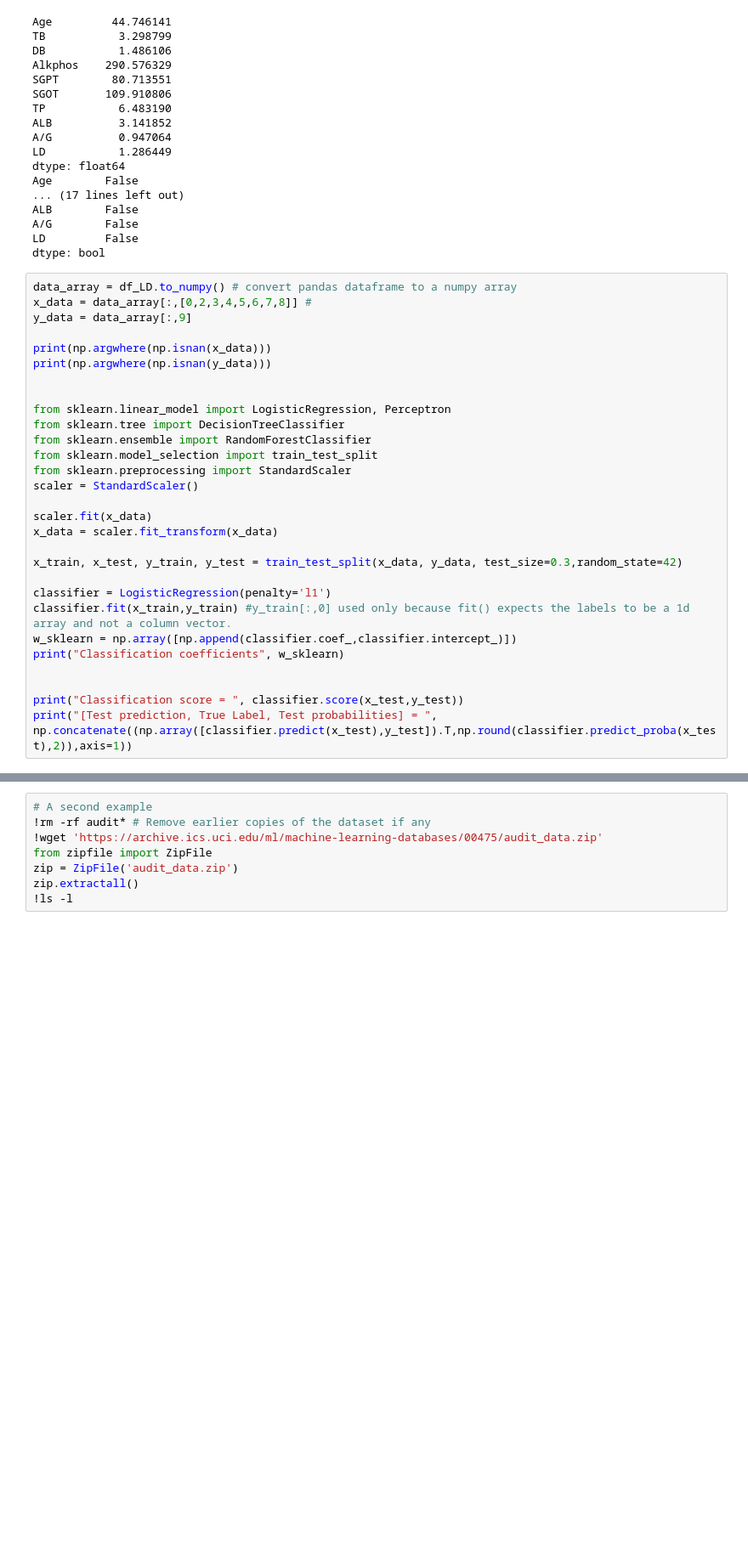
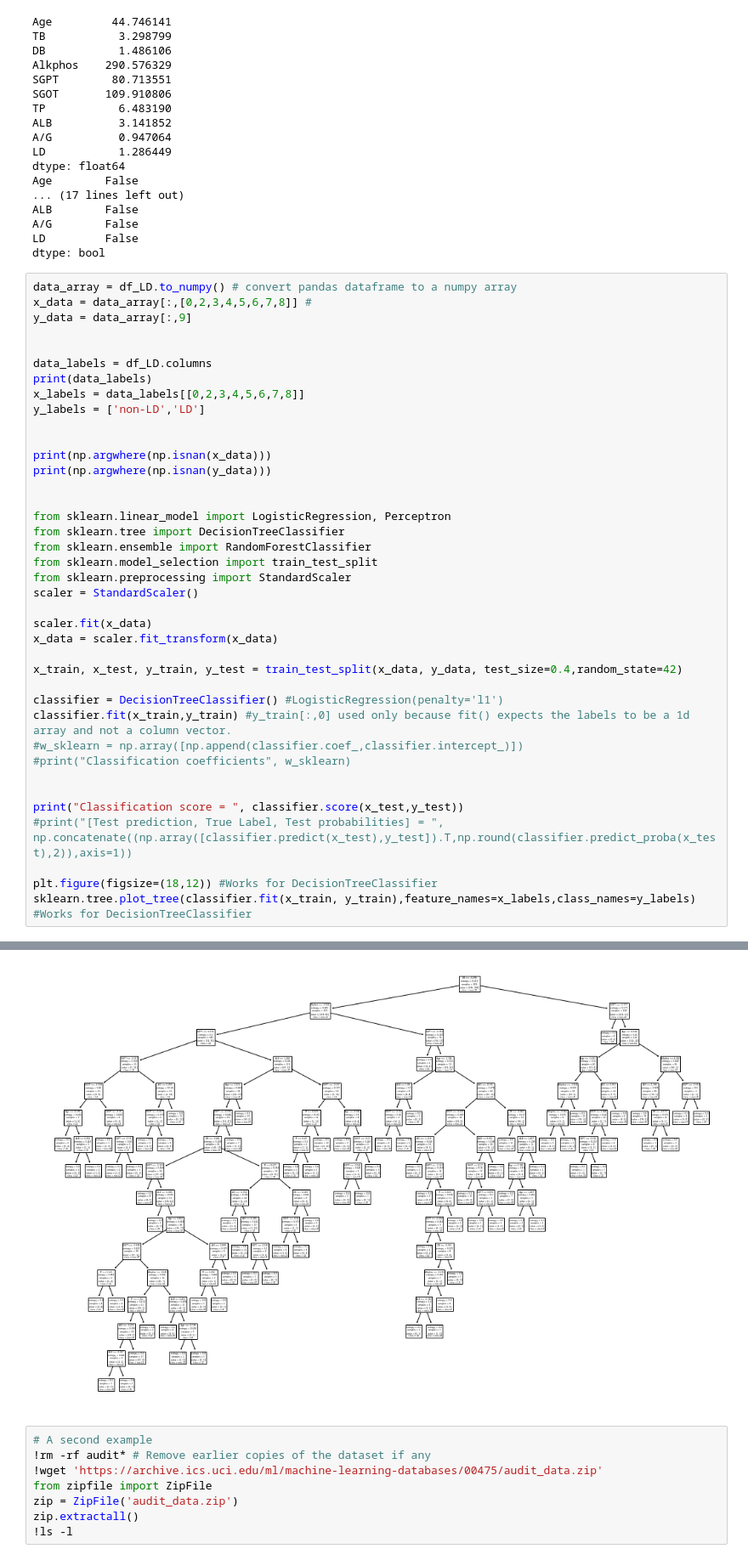
Before and after one commit to nidhin-koshy/Notebooks, a Jupyter notebook: Classification.ipynb, the cells around one changed output, grey strips where cells are left out. Shown at 85% size. Saved outputs shown, nothing was run; the diff lists cells and outputs as text; blank space fills up the shorter version.

```diff
--- a/Classification.ipynb
+++ b/Classification.ipynb
@@ -302,6 +302,13 @@ dtype: bool
 data_array = df_LD.to_numpy() # convert pandas dataframe to a numpy array
 x_data = data_array[:,[0,2,3,4,5,6,7,8]] #
 y_data = data_array[:,9]
+
+
+data_labels = df_LD.columns
+print(data_labels)
+x_labels = data_labels[[0,2,3,4,5,6,7,8]]
+y_labels = ['non-LD','LD']
+
 
 print(np.argwhere(np.isnan(x_data)))
 print(np.argwhere(np.isnan(y_data)))
@@ -317,13 +324,17 @@ scaler = StandardScaler()
 scaler.fit(x_data)
 x_data = scaler.fit_transform(x_data)
 
-x_train, x_test, y_train, y_test = train_test_split(x_data, y_data, test_size=0.3,random_state=42)
+x_train, x_test, y_train, y_test = train_test_split(x_data, y_data, test_size=0.4,random_state=42)
 
-classifier = LogisticRegression(penalty='l1')
+classifier = DecisionTreeClassifier() #LogisticRegression(penalty='l1')
 classifier.fit(x_train,y_train) #y_train[:,0] used only because fit() expects the labels to be a 1d array and not a column vector.
-w_sklearn = np.array([np.append(classifier.coef_,classifier.intercept_)])
-print("Classification coefficients", w_sklearn)
+#w_sklearn = np.array([np.append(classifier.coef_,classifier.intercept_)])
+#print("Classification coefficients", w_sklearn)
 
 
 print("Classification score = ", classifier.score(x_test,y_test))
-print("[Test prediction, True Label, Test probabilities] = ", np.concatenate((np.array([classifier.predict(x_test),y_test]).T,np.round(classifier.predict_proba(x_test),2)),axis=1))
+#print("[Test prediction, True Label, Test probabilities] = ", np.concatenate((np.array([classifier.predict(x_test),y_test]).T,np.round(classifier.predict_proba(x_test),2)),axis=1))
+
+plt.figure(figsize=(18,12)) #Works for DecisionTreeClassifier
+sklearn.tree.plot_tree(classifier.fit(x_train, y_train),feature_names=x_labels,class_names=y_labels) #Works for DecisionTreeClassifier
+# %% [output]
@@ -330,3 +362,4 @@ print("[Test prediction, True Label, Test probabilities] = ", np.concatenate((np
+[figure, added]
 # %%
 # A second example
 !rm -rf audit* # Remove earlier copies of the dataset if any
```
Also changed, not shown: parts of 1 cell of this notebook.
